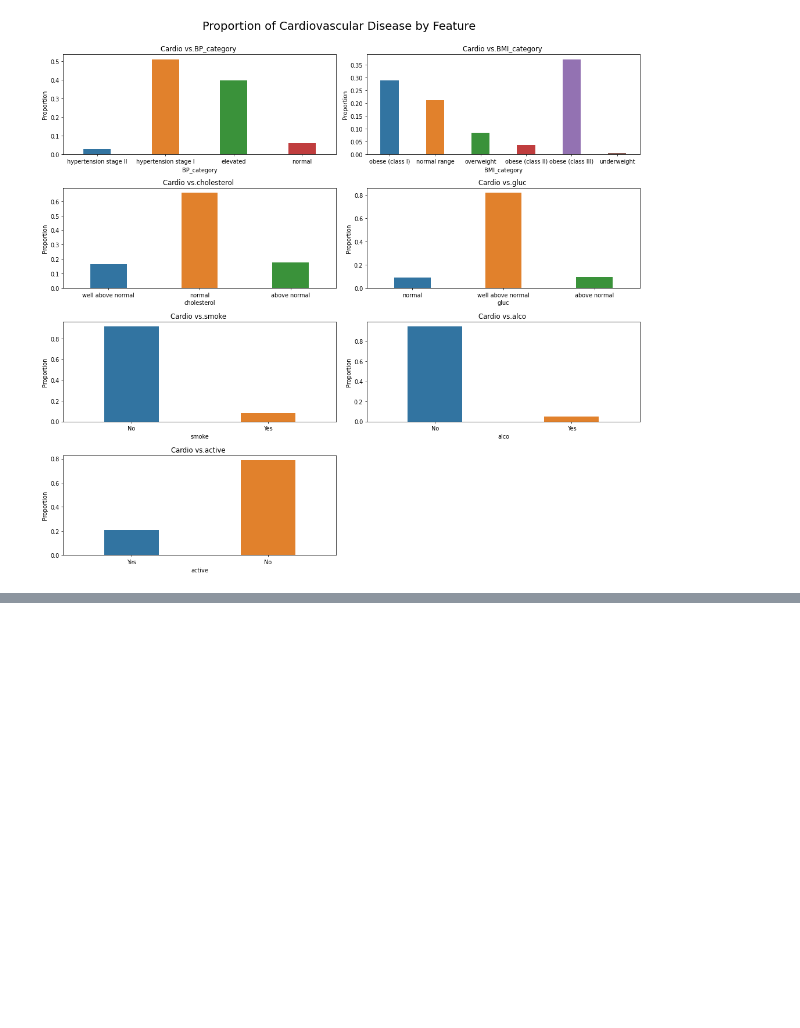
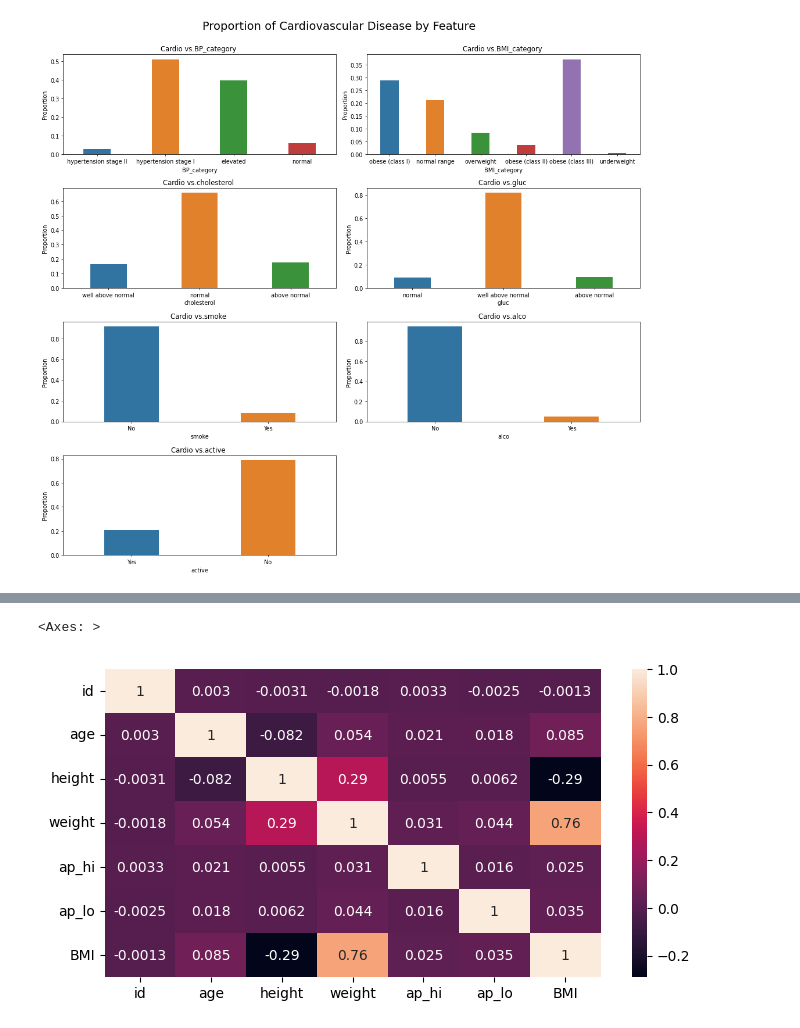
Before and after one commit to VineelaNedunuri/Machine-Learning-vineela-nedunuri, a Jupyter notebook: Labb/Disease _prediction.ipynb, the cells around one changed output, grey strips where cells are left out. Saved outputs shown, nothing was run; the diff lists cells and outputs as text; code cells hidden in the pictures; blank space fills up the shorter version.

Commit message:
data set skapa

```diff
--- a/Labb/Disease _prediction.ipynb
+++ b/Labb/Disease _prediction.ipynb
@@ -9,8 +9,8 @@ import matplotlib.pyplot as plt
 import seaborn as sns
 
 
-df= pd.read_csv('../Labb/data/cardio_train.csv',sep=";")
-df.head()
+data= pd.read_csv('../Labb/data/cardio_train.csv',sep=";")
+data.head()
 # %% [output]
 |  | id | age | gender | height | weight | ap_hi | ap_lo | cholesterol | gluc | smoke | alco | ... |
 | 0 | 0 | 18393 | 2 | 168 | 62.0 | 110 | 80 | 1 | 1 | 0 | 0 | ... |
@@ -34,3 +34,6 @@ df.head()
 - alco: Alcohol intake - binary : 0: No, 1: yes
 - active : Physical activity - binary : 0: No, 1: yes
 - cardio: Presence or absence of cardiovascular disease - binary: 0: No, 1: yes
+# %%
+df = data
+df.head()
@@ -489,16 +499,16 @@ To create a categorical Blood pressure feature with the categories:
 - stage2 hypertension    : SBP ≥ 140 mm Hg or  DBP ≥ 90 mm Hg
 - hypertension crisis	: SBP > 180 mm Hg or DBP > 120 mm Hg
 # %%
-def categorical_BP(SBP,DBP):
-    if SBP < 120 and DBP < 80:
+def categorical_BP(ap_hi,ap_lo):
+    if ap_hi < 120 and ap_lo < 80:
         return 'normal'
-    elif 120 <= SBP <= 129 and DBP < 80:
+    elif 120 <= ap_hi <= 129 and ap_lo < 80:
         return 'elevated'
-    elif 130 <= SBP <= 139 or 80 <= DBP <= 89:
+    elif 130 <= ap_hi <= 139 or 80 <= ap_lo <= 89:
         return 'hypertension stage I'
-    elif  SBP >= 140 or DBP >= 90:
+    elif  ap_hi >= 140 or ap_lo >= 90:
         return 'hypertension stage II'
-    elif SBP > 180 or DBP > 120:
+    elif ap_hi > 180 or ap_lo > 120:
         return 'hypertension crisis'
 
 df['BP_category'] =  df.apply(lambda x: categorical_BP(x['ap_hi'], x['ap_lo']), axis=1)
@@ -534,0 +563,6 @@ plt.show()
+# %%
+fig = plt.figure(figsize=(8,4))
+sns.heatmap(df.corr(numeric_only=True), annot=True)
+# %% [output]
+<Axes: >
+[figure, added]
```
Also changed, not shown: parts of 5 cells of this notebook.
